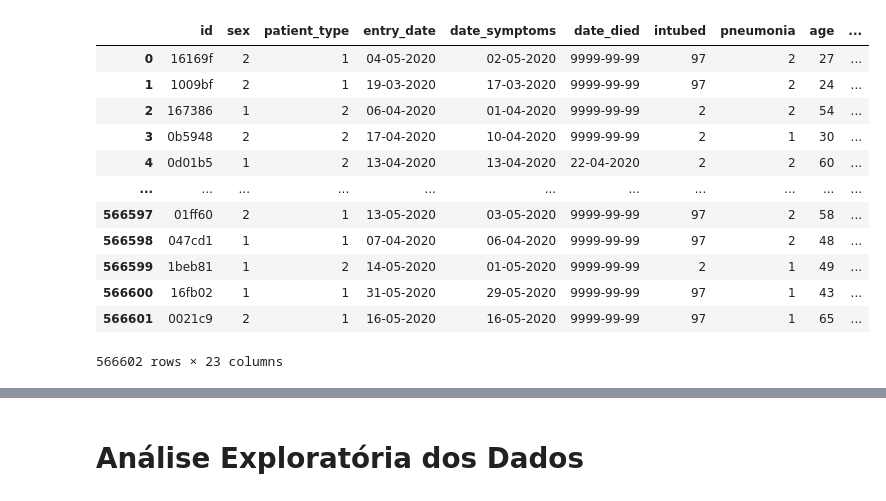
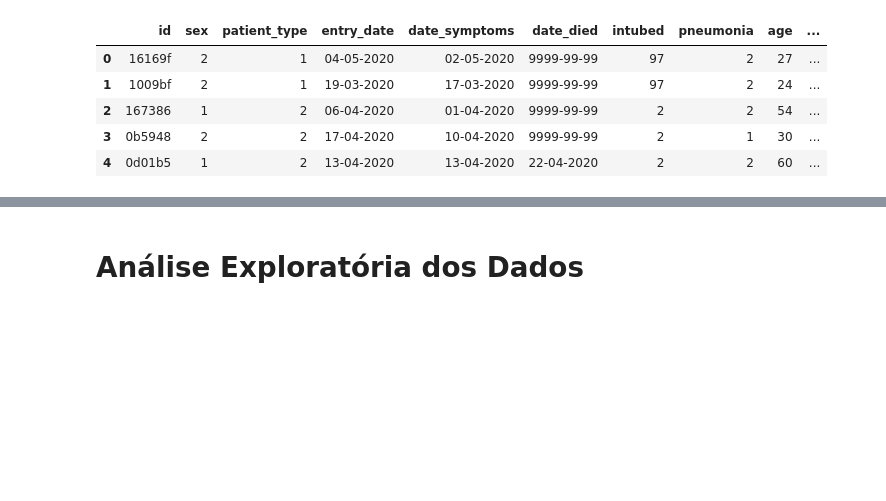
Before and after one commit to fernandakawasaki/Projeto-Base-de-Dados-COVID-19, a Jupyter notebook: notebook.ipynb, the cells around one changed output, grey strips where cells are left out. Cells and saved outputs as stored; diff of their text form; code cells hidden in the pictures; blank space fills up the shorter version.

```diff
--- a/notebook.ipynb
+++ b/notebook.ipynb
@@ -3,20 +3,14 @@ import pandas as pd
 import numpy as np
 import matplotlib.pyplot as plt
 import seaborn as sns
+pd.set_option("display.max_columns", None)
 # %%
-covid = pd.read_csv('/work/covid.csv')
-covid
+df = pd.read_csv('./work/covid.csv')
+df.head()
 # %% [output]
 |  | id | sex | patient_type | entry_date | date_symptoms | date_died | intubed | pneumonia | age | ... |
 | 0 | 16169f | 2 | 1 | 04-05-2020 | 02-05-2020 | 9999-99-99 | 97 | 2 | 27 | ... |
 | 1 | 1009bf | 2 | 1 | 19-03-2020 | 17-03-2020 | 9999-99-99 | 97 | 2 | 24 | ... |
 | 2 | 167386 | 1 | 2 | 06-04-2020 | 01-04-2020 | 9999-99-99 | 2 | 2 | 54 | ... |
 | 3 | 0b5948 | 2 | 2 | 17-04-2020 | 10-04-2020 | 9999-99-99 | 2 | 1 | 30 | ... |
 | 4 | 0d01b5 | 1 | 2 | 13-04-2020 | 13-04-2020 | 22-04-2020 | 2 | 2 | 60 | ... |
-| ... | ... | ... | ... | ... | ... | ... | ... | ... | ... | ... |
-| 566597 | 01ff60 | 2 | 1 | 13-05-2020 | 03-05-2020 | 9999-99-99 | 97 | 2 | 58 | ... |
-| 566598 | 047cd1 | 1 | 1 | 07-04-2020 | 06-04-2020 | 9999-99-99 | 97 | 2 | 48 | ... |
-| 566599 | 1beb81 | 1 | 2 | 14-05-2020 | 01-05-2020 | 9999-99-99 | 2 | 1 | 49 | ... |
-| 566600 | 16fb02 | 1 | 1 | 31-05-2020 | 29-05-2020 | 9999-99-99 | 97 | 1 | 43 | ... |
-| 566601 | 0021c9 | 2 | 1 | 16-05-2020 | 16-05-2020 | 9999-99-99 | 97 | 1 | 65 | ... |
-566602 rows × 23 columns
```
Also changed, not shown: parts of 112 cells of this notebook.
